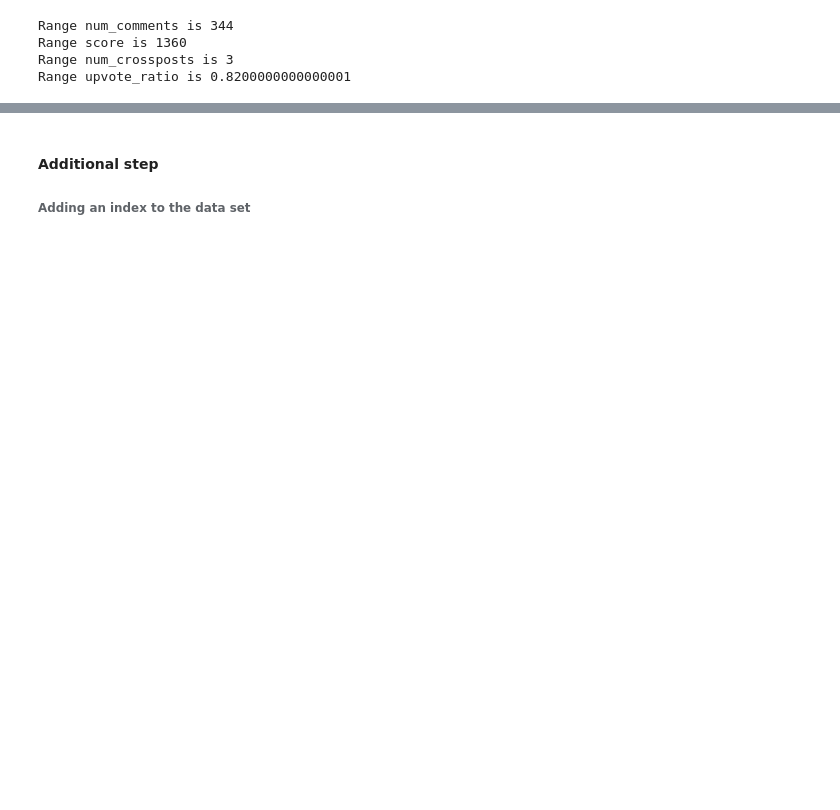
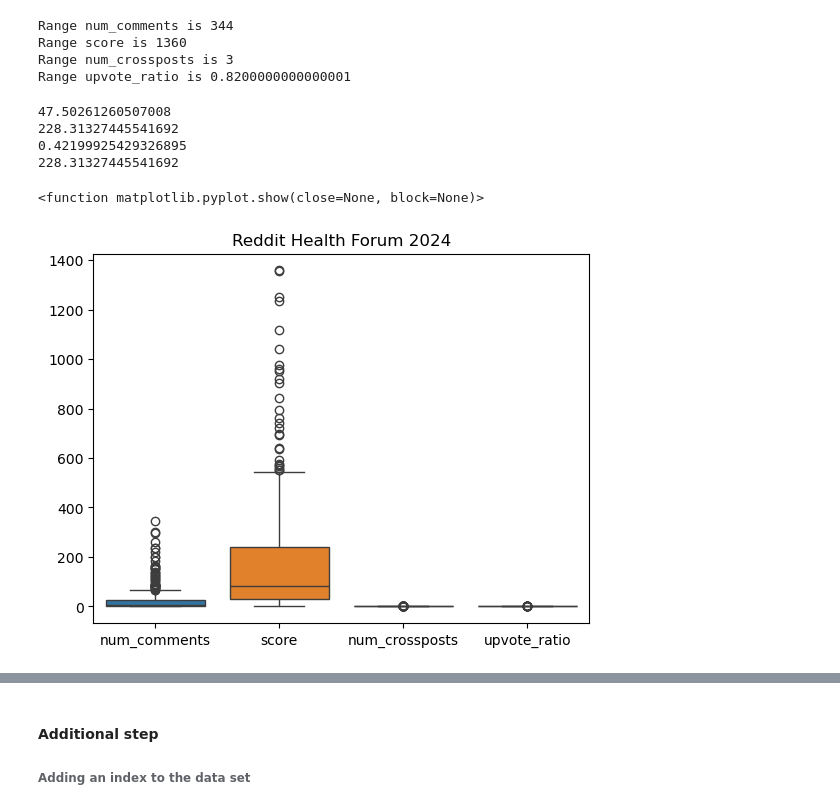
Before and after one commit to Olayemi-cloud/jh24993_EMATM0048---Python-Project, a Jupyter notebook: jh24993_EMATM0048_Q2.ipynb, the cells around one changed output, grey strips where cells are left out. Cells and saved outputs as stored; diff of their text form; code cells hidden in the pictures; blank space fills up the shorter version.

```diff
--- a/jh24993_EMATM0048_Q2.ipynb
+++ b/jh24993_EMATM0048_Q2.ipynb
@@ -283,3 +299,31 @@ Range num_comments is 344
 Range score is 1360
 Range num_crossposts is 3
 Range upvote_ratio is 0.8200000000000001
+# %%
+standard_deviation_comments = data["num_comments"].std()
+print(standard_deviation_comments)
+
+standard_deviation_score = data["score"].std()
+print(standard_deviation_score)
+
+standard_deviation_num_crossposts = data['num_crossposts'].std()
+print(standard_deviation_num_crossposts)
+
+standard_deviation_upvote_ratio = data['upvote_ratio'].std()
+print(standard_deviation_score)
+# %% [output]
+47.50261260507008
+228.31327445541692
+0.42199925429326895
+228.31327445541692
+# %%
+import seaborn as sns
+import matplotlib.pyplot as plt
+
+
+sns.boxplot(data=data[['num_comments', 'score', 'num_crossposts', 'upvote_ratio']])
+plt.title('Reddit Health Forum 2024')
+plt.show
+# %% [output]
+<function matplotlib.pyplot.show(close=None, block=None)>
+[figure, added]
```
Also changed, not shown: parts of 17 cells of this notebook.
